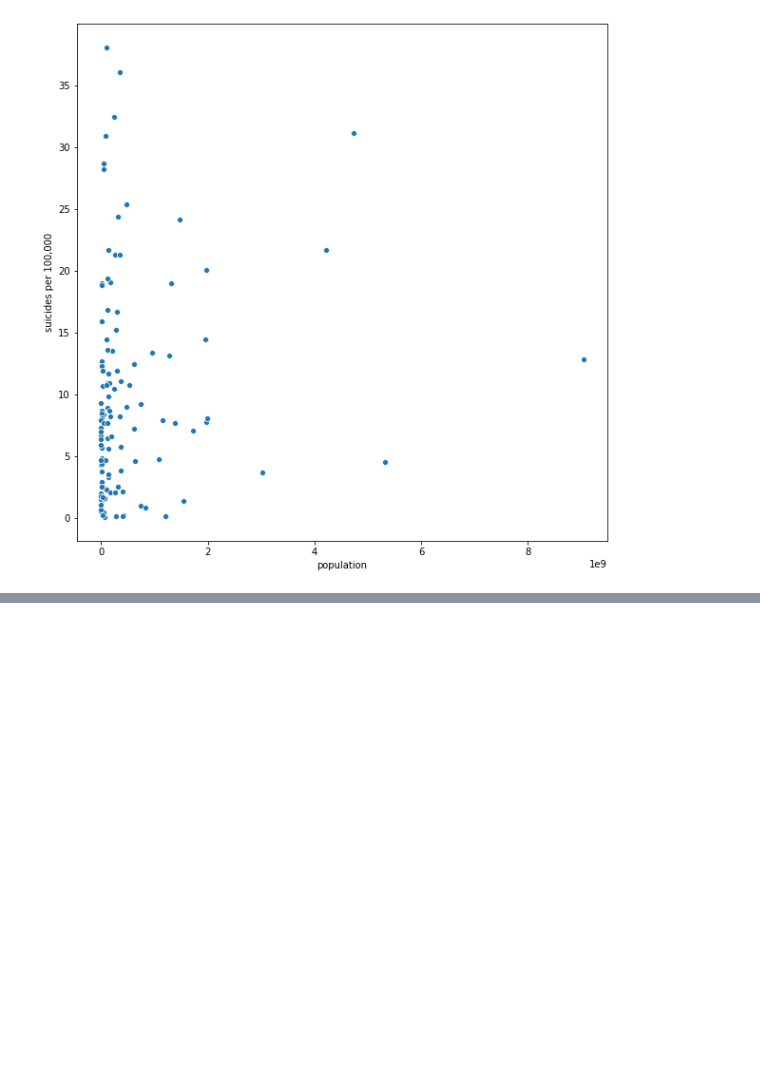
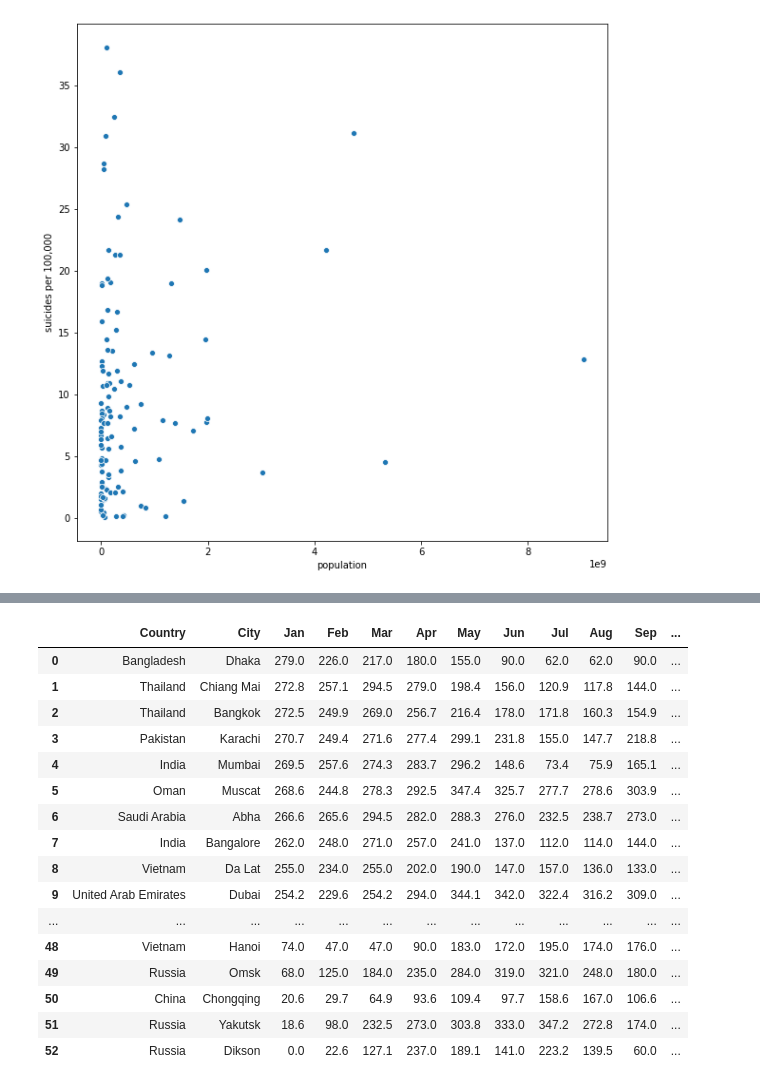
Before and after one commit to Hannemit/data_science_projects, a Jupyter notebook: notebooks/5_more_data_exploration.ipynb, the cells around one changed output, grey strips where cells are left out. Saved outputs shown, nothing was run; the diff lists cells and outputs as text; code cells hidden in the pictures; blank space fills up the shorter version.

```diff
--- a/notebooks/5_more_data_exploration.ipynb
+++ b/notebooks/5_more_data_exploration.ipynb
@@ -126,0 +155,20 @@ sns.scatterplot(x="population", y="suicides per 100,000", data=df_overall)
+# %%
+sun_asia
+# %% [output]
+|  | Country | City | Jan | Feb | Mar | Apr | May | Jun | Jul | Aug | Sep | ... |
+| 0 | Bangladesh | Dhaka | 279.0 | 226.0 | 217.0 | 180.0 | 155.0 | 90.0 | 62.0 | 62.0 | 90.0 | ... |
+| 1 | Thailand | Chiang Mai | 272.8 | 257.1 | 294.5 | 279.0 | 198.4 | 156.0 | 120.9 | 117.8 | 144.0 | ... |
+| 2 | Thailand | Bangkok | 272.5 | 249.9 | 269.0 | 256.7 | 216.4 | 178.0 | 171.8 | 160.3 | 154.9 | ... |
+| 3 | Pakistan | Karachi | 270.7 | 249.4 | 271.6 | 277.4 | 299.1 | 231.8 | 155.0 | 147.7 | 218.8 | ... |
+| 4 | India | Mumbai | 269.5 | 257.6 | 274.3 | 283.7 | 296.2 | 148.6 | 73.4 | 75.9 | 165.1 | ... |
+| 5 | Oman | Muscat | 268.6 | 244.8 | 278.3 | 292.5 | 347.4 | 325.7 | 277.7 | 278.6 | 303.9 | ... |
+| 6 | Saudi Arabia | Abha | 266.6 | 265.6 | 294.5 | 282.0 | 288.3 | 276.0 | 232.5 | 238.7 | 273.0 | ... |
+| 7 | India | Bangalore | 262.0 | 248.0 | 271.0 | 257.0 | 241.0 | 137.0 | 112.0 | 114.0 | 144.0 | ... |
+| 8 | Vietnam | Da Lat | 255.0 | 234.0 | 255.0 | 202.0 | 190.0 | 147.0 | 157.0 | 136.0 | 133.0 | ... |
+| 9 | United Arab Emirates | Dubai | 254.2 | 229.6 | 254.2 | 294.0 | 344.1 | 342.0 | 322.4 | 316.2 | 309.0 | ... |
+| ... | ... | ... | ... | ... | ... | ... | ... | ... | ... | ... | ... | ... |
+| 48 | Vietnam | Hanoi | 74.0 | 47.0 | 47.0 | 90.0 | 183.0 | 172.0 | 195.0 | 174.0 | 176.0 | ... |
+| 49 | Russia | Omsk | 68.0 | 125.0 | 184.0 | 235.0 | 284.0 | 319.0 | 321.0 | 248.0 | 180.0 | ... |
+| 50 | China | Chongqing | 20.6 | 29.7 | 64.9 | 93.6 | 109.4 | 97.7 | 158.6 | 167.0 | 106.6 | ... |
+| 51 | Russia | Yakutsk | 18.6 | 98.0 | 232.5 | 273.0 | 303.8 | 333.0 | 347.2 | 272.8 | 174.0 | ... |
+| 52 | Russia | Dikson | 0.0 | 22.6 | 127.1 | 237.0 | 189.1 | 141.0 | 223.2 | 139.5 | 60.0 | ... |
```
Also changed, not shown: parts of 22 cells of this notebook, 1 other file.
